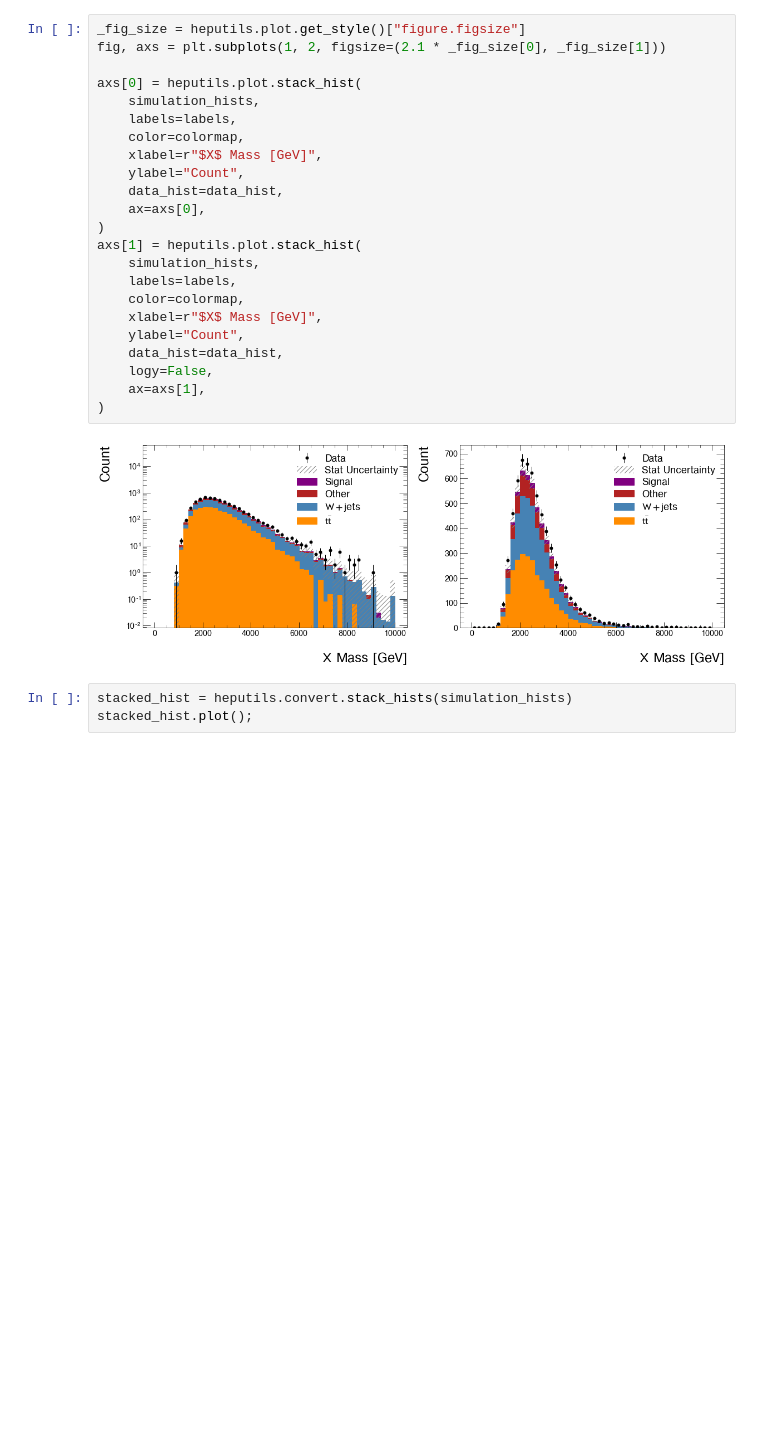
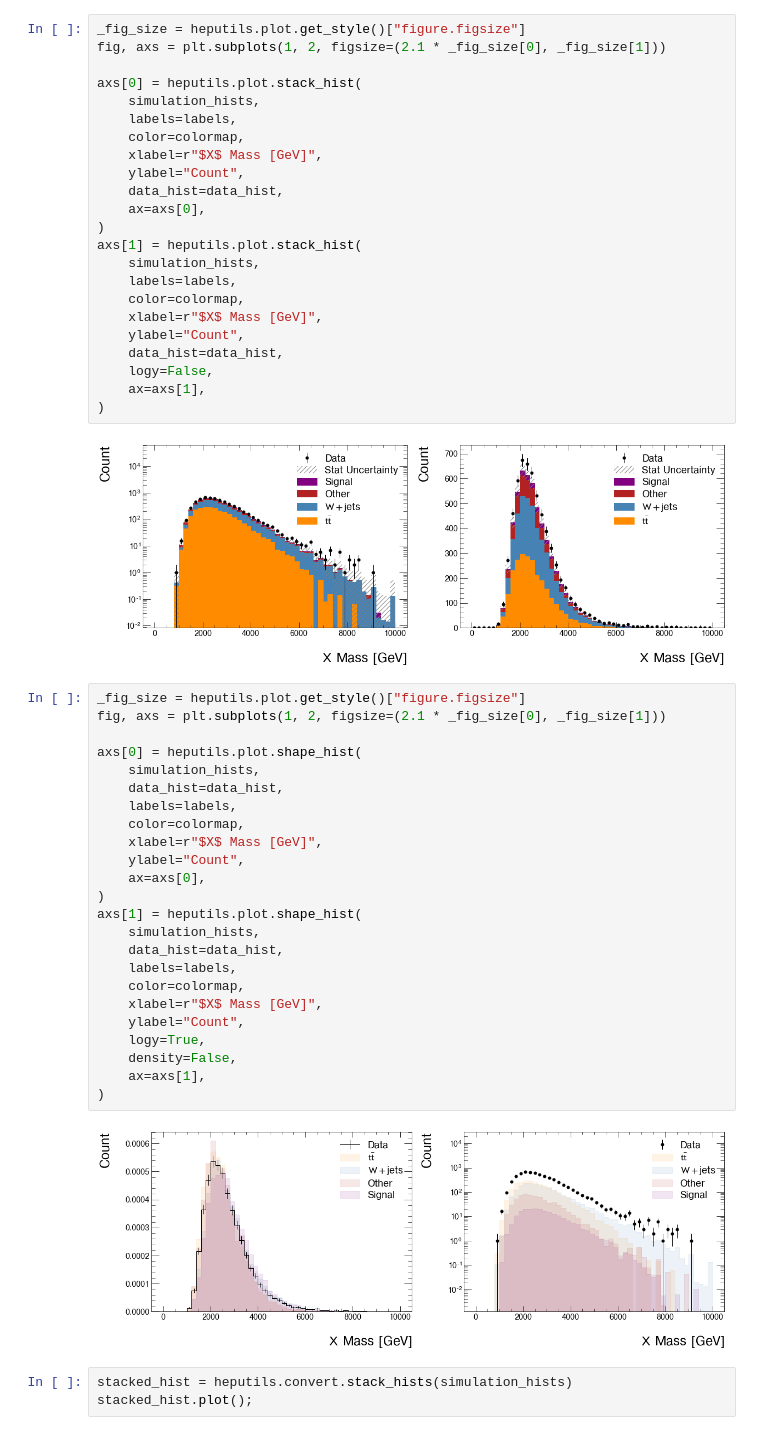
Before and after one commit to matthewfeickert/heputils, a Jupyter notebook: examples/dev-example.ipynb, the cells around one changed output. Saved outputs shown, nothing was run; the diff lists cells and outputs as text; blank space fills up the shorter version.

Commit message:
feat: Add shape plots (#19)
* Add plot.shape_hist API
* Make density a kwarg for plot API
* Add plot.shape_hist to examples notebook

```diff
--- a/examples/dev-example.ipynb
+++ b/examples/dev-example.ipynb
@@ -76,6 +76,32 @@ axs[1] = heputils.plot.stack_hist(
 )
 # %% [output]
 [figure]
+# %%
+_fig_size = heputils.plot.get_style()["figure.figsize"]
+fig, axs = plt.subplots(1, 2, figsize=(2.1 * _fig_size[0], _fig_size[1]))
+
+axs[0] = heputils.plot.shape_hist(
+    simulation_hists,
+    data_hist=data_hist,
+    labels=labels,
+    color=colormap,
+    xlabel=r"$X$ Mass [GeV]",
+    ylabel="Count",
+    ax=axs[0],
+)
+axs[1] = heputils.plot.shape_hist(
+    simulation_hists,
+    data_hist=data_hist,
+    labels=labels,
+    color=colormap,
+    xlabel=r"$X$ Mass [GeV]",
+    ylabel="Count",
+    logy=True,
+    density=False,
+    ax=axs[1],
+)
+# %% [output]
+[figure, added]
 # %%
 stacked_hist = heputils.convert.stack_hists(simulation_hists)
 stacked_hist.plot();
```
Also changed, not shown: 1 other file.
